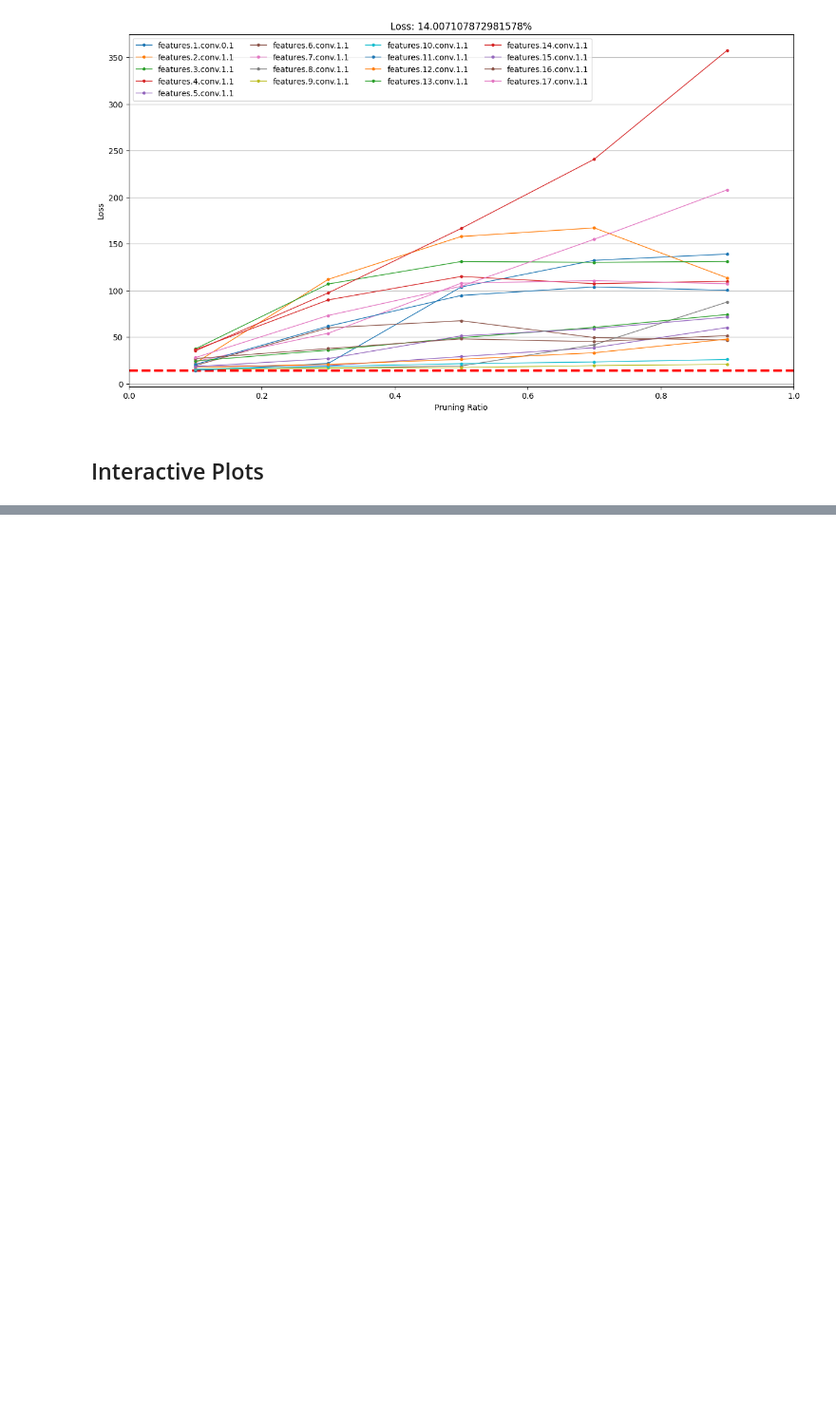
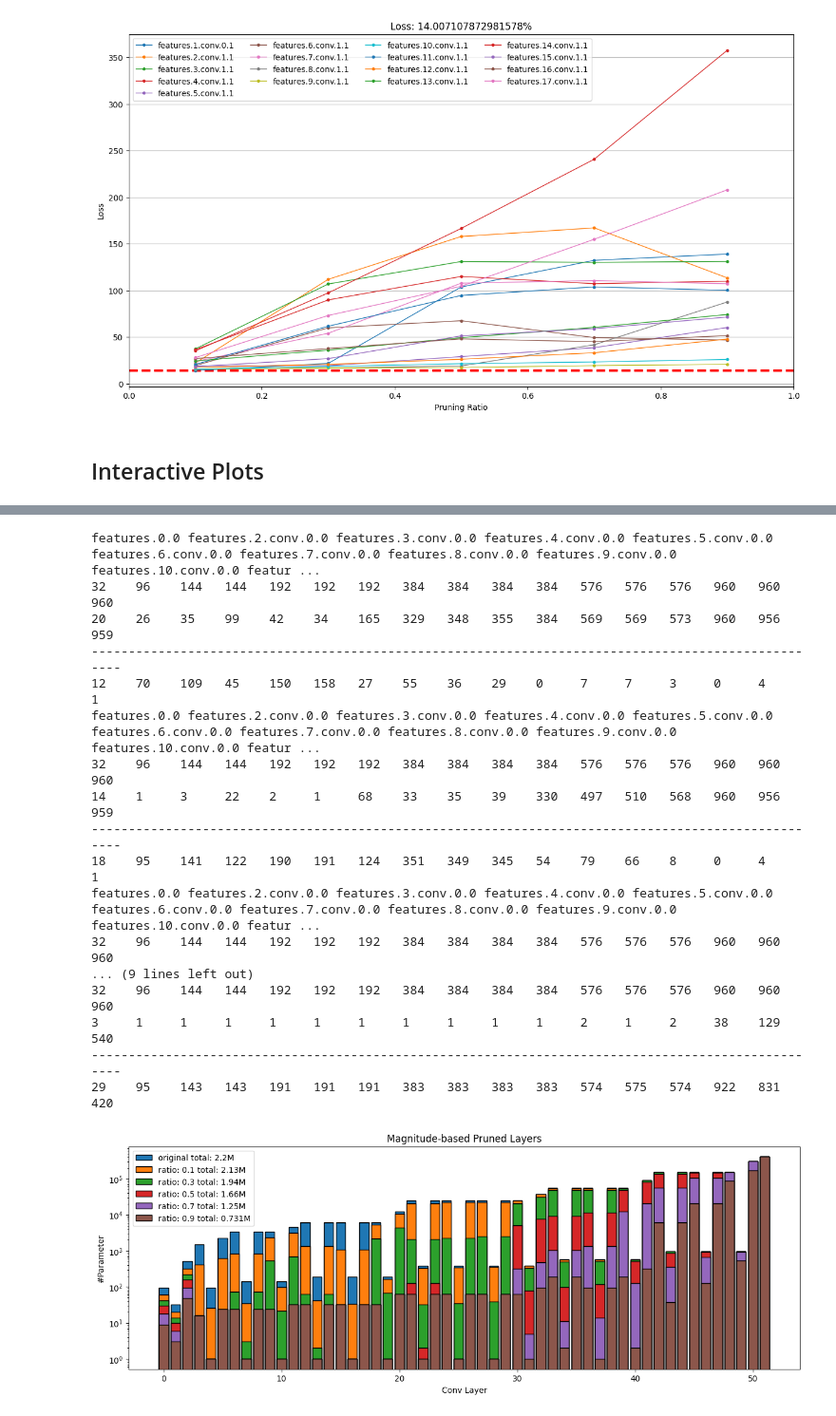
Before and after one commit to alfredowh/model-compression, a Jupyter notebook: notebooks/model_exploration.ipynb, the cells around one changed output, grey strips where cells are left out. Shown: that part at 95% size. Drawn from its saved outputs; the diff is of its cells as text; code cells hidden in the pictures; blank space fills up the shorter version.

```diff
--- a/notebooks/model_exploration.ipynb
+++ b/notebooks/model_exploration.ipynb
@@ -366,0 +419,42 @@ plt.show()
+# %%
+pruning_ratios = [0.1, 0.3, 0.5, 0.7, 0.9]
+
+plt.figure(figsize=(15, 5))
+plt.title("Magnitude-based Pruned Layers")
+
+DEVICE = torch.device('cuda' if torch.cuda.is_available() else 'cpu')
+model = models.mobilenet_v2(weights='MobileNet_V2_Weights.IMAGENET1K_V1').to(DEVICE).eval()
+pruning = Pruning(model, DEVICE)
+data, total = pruning.count_parameters()
+
+plot_cp(data, label=f"original total: {total/1e6:.2}M")
+
+pruned_layers = []
+for i in range(0, 18):
+    if i == 0:
+        pruned_layers.append(f'features.{i}.0')
+        continue
+    if i == 1:
+        continue
+    pruned_layers.append(f'features.{i}.conv.0.0')
+
+iter_ratios(pruned_layers, pruning_ratios, pruning_type="magnitude")
+# %% [output]
+features.0.0 features.2.conv.0.0 features.3.conv.0.0 features.4.conv.0.0 features.5.conv.0.0 features.6.conv.0.0 features.7.conv.0.0 features.8.conv.0.0 features.9.conv.0.0 features.10.conv.0.0 featur ...
+32    96    144   144   192   192   192   384   384   384   384   576   576   576   960   960   960
+20    26    35    99    42    34    165   329   348   355   384   569   569   573   960   956   959
+----------------------------------------------------------------------------------------------------
+12    70    109   45    150   158   27    55    36    29    0     7     7     3     0     4     1
+features.0.0 features.2.conv.0.0 features.3.conv.0.0 features.4.conv.0.0 features.5.conv.0.0 features.6.conv.0.0 features.7.conv.0.0 features.8.conv.0.0 features.9.conv.0.0 features.10.conv.0.0 featur ...
+32    96    144   144   192   192   192   384   384   384   384   576   576   576   960   960   960
+14    1     3     22    2     1     68    33    35    39    330   497   510   568   960   956   959
+----------------------------------------------------------------------------------------------------
+18    95    141   122   190   191   124   351   349   345   54    79    66    8     0     4     1
+features.0.0 features.2.conv.0.0 features.3.conv.0.0 features.4.conv.0.0 features.5.conv.0.0 features.6.conv.0.0 features.7.conv.0.0 features.8.conv.0.0 features.9.conv.0.0 features.10.conv.0.0 featur ...
+32    96    144   144   192   192   192   384   384   384   384   576   576   576   960   960   960
+... (9 lines left out)
+32    96    144   144   192   192   192   384   384   384   384   576   576   576   960   960   960
+3     1     1     1     1     1     1     1     1     1     1     2     1     2     38    129   540
+----------------------------------------------------------------------------------------------------
+29    95    143   143   191   191   191   383   383   383   383   574   575   574   922   831   420
+[figure, added]
```
Also changed, not shown: parts of 5 cells of this notebook.
